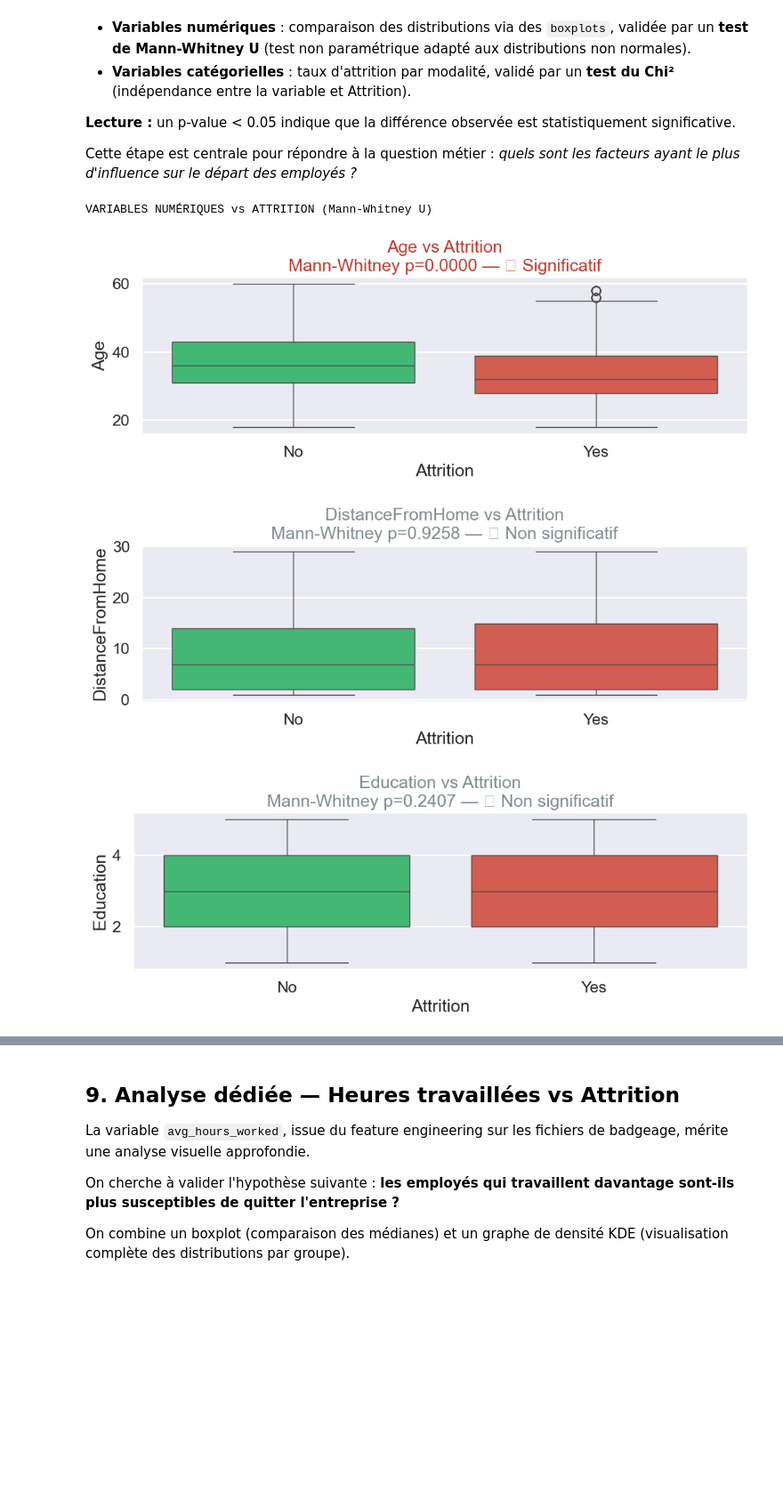
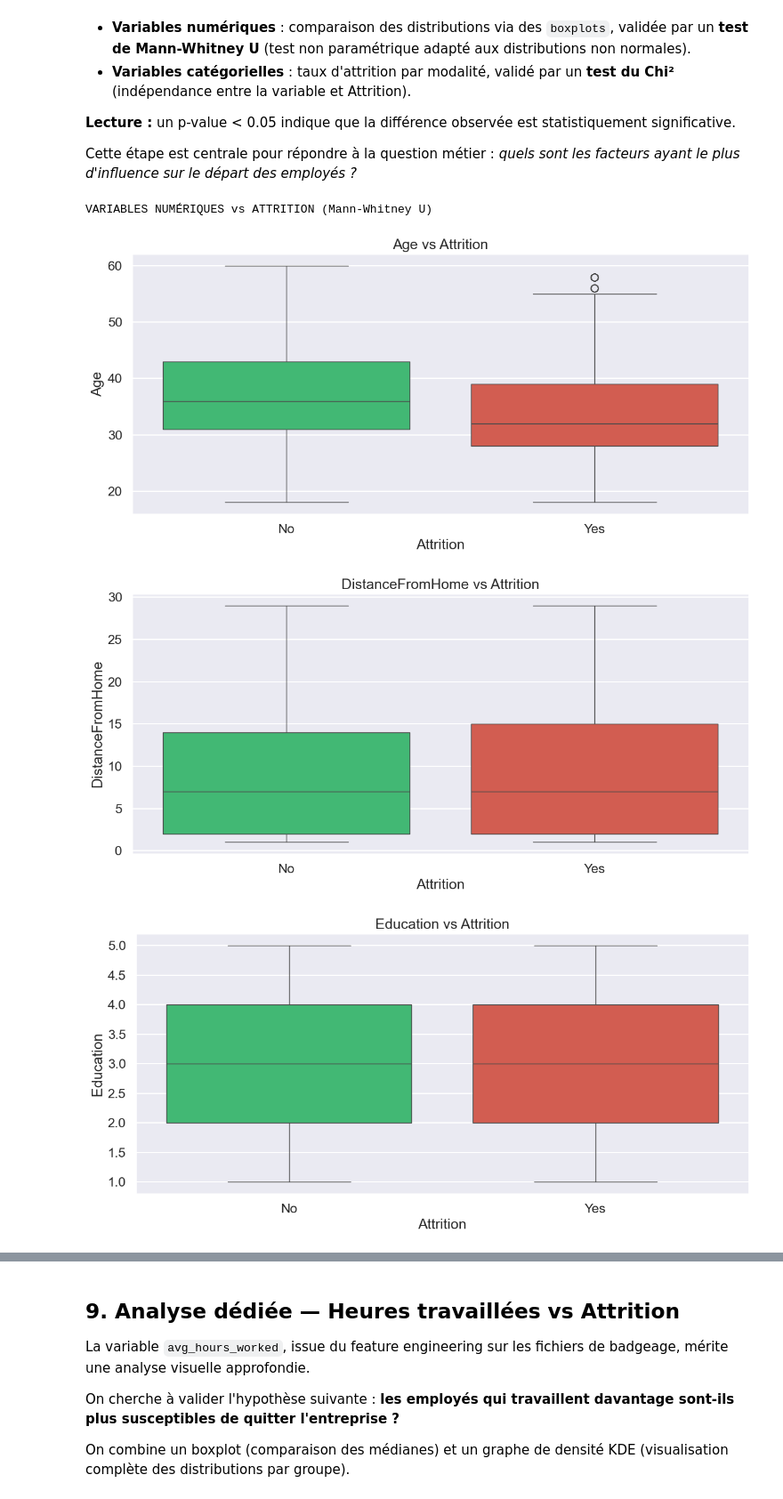
Before and after one commit to Raikuji/Cesi_Machine_Learning, a Jupyter notebook: projet_ia.ipynb, the cells around one changed output, grey strips where cells are left out. Shown at 89% size. Cells and saved outputs as stored; diff of their text form; code cells hidden in the pictures; blank space fills up the shorter version.

```diff
--- a/projet_ia.ipynb
+++ b/projet_ia.ipynb
@@ -109,7 +32,7 @@ class HoursWorkedEngineer(BaseEstimator, TransformerMixin):
 Configuration des paramètres d'affichage globaux pour rendre les visualisations et sorties plus lisibles.
 # %%
 plt.rcParams['figure.figsize'] = (12, 9)
-sns.set()
+sns.set_theme()
 sns.set_context('talk')
 np.set_printoptions(threshold=20, precision=2, suppress=True)
 pd.set_option('display.max_rows', 30)
@@ -411,76 +385,44 @@ Cette étape est centrale pour répondre à la question métier : *quels sont le
 attrition_yes = employee_data[employee_data['Attrition'] == 'Yes']
 attrition_no  = employee_data[employee_data['Attrition'] == 'No']
 
-# VARIABLES NUMÉRIQUES vs ATTRITION — Boxplot + Mann-Whitney U
+# VARIABLES NUMÉRIQUES vs ATTRITION — Boxplot
 print('VARIABLES NUMÉRIQUES vs ATTRITION (Mann-Whitney U)')
 
 results_num = []
 for column in numerical_columns:
-    stat, p_val = stats.mannwhitneyu(
-        attrition_yes[column].dropna(),
-        attrition_no[column].dropna(),
-        alternative='two-sided'
-    )
-    significance = '✓ Significatif' if p_val < 0.05 else '✗ Non significatif'
-    color_title  = '#c0392b' if p_val < 0.05 else '#7f8c8d'
 
-    plt.figure(figsize=(10, 4))
+    plt.figure(figsize=(12, 6))
     sns.boxplot(x='Attrition', y=column, data=employee_data,
                 palette=['#2ecc71', '#e74c3c'])
-    plt.title(f'{column} vs Attrition\nMann-Whitney p={p_val:.4f} — {significance}',
-              color=color_title)
+    plt.title(f'{column} vs Attrition')
     plt.tight_layout()
     plt.show()
 
-    results_num.append({
-        'Variable': column,
-        'p-value': round(p_val, 4),
-        'Significatif (p<0.05)': '✓' if p_val < 0.05 else '✗'
-    })
-
-df_results_num = pd.DataFrame(results_num).sort_values('p-value')
-print('\nRécapitulatif Mann-Whitney U (trié par p-value) :')
-print(df_results_num.to_string(index=False))
-
-# VARIABLES CATÉGORIELLES vs ATTRITION — Taux d'attrition + Chi²
-print('VARIABLES CATÉGORIELLES vs ATTRITION (Chi²)')
+# VARIABLES CATÉGORIELLES vs ATTRITION — Taux d'attrition
+print('VARIABLES CATÉGORIELLES vs ATTRITION')
 
 results_cat = []
 for column in categorical_columns:
     if column == 'Attrition':
         continue
 
     attrition_rate = employee_data.groupby(column)['Attrition'].apply(
         lambda x: (x == 'Yes').sum() / len(x) * 100
     ).reset_index()
     attrition_rate.columns = [column, "Taux d'attrition (%)"]
     attrition_rate = attrition_rate.sort_values("Taux d'attrition (%)", ascending=False)
 
     contingency = pd.crosstab(employee_data[column], employee_data['Attrition'])
-    chi2, p_val, _, _ = stats.chi2_contingency(contingency)
-    significance = '✓ Significatif' if p_val < 0.05 else '✗ Non significatif'
-    color_title  = '#c0392b' if p_val < 0.05 else '#7f8c8d'
 
-    plt.figure(figsize=(10, 4))
+    plt.figure(figsize=(12, 6))
     sns.barplot(x=column, y="Taux d'attrition (%)", data=attrition_rate, palette='viridis')
-    plt.title(f"Taux d'attrition par {column}\nChi² p={p_val:.4f} — {significance}",
-              color=color_title)
+    plt.title(f"Taux d'attrition par {column}")
     plt.xticks(rotation=45)
     plt.ylabel("Taux d'attrition (%)")
     plt.tight_layout()
     plt.show()
-
-    results_cat.append({
-        'Variable': column,
-        'p-value': round(p_val, 4),
-        'Significatif (p<0.05)': '✓' if p_val < 0.05 else '✗'
-    })
-
-df_results_cat = pd.DataFrame(results_cat).sort_values('p-value')
-print('\nRécapitulatif Chi² (trié par p-value) :')
-print(df_results_cat.to_string(index=False))
 # %% [output]
 VARIABLES NUMÉRIQUES vs ATTRITION (Mann-Whitney U)
-[figure, old version]
+[figure, new version]
-[figure, old version]
+[figure, new version]
-[figure, old version]
+[figure, new version]
```
Also changed, not shown: parts of 22 cells of this notebook.
